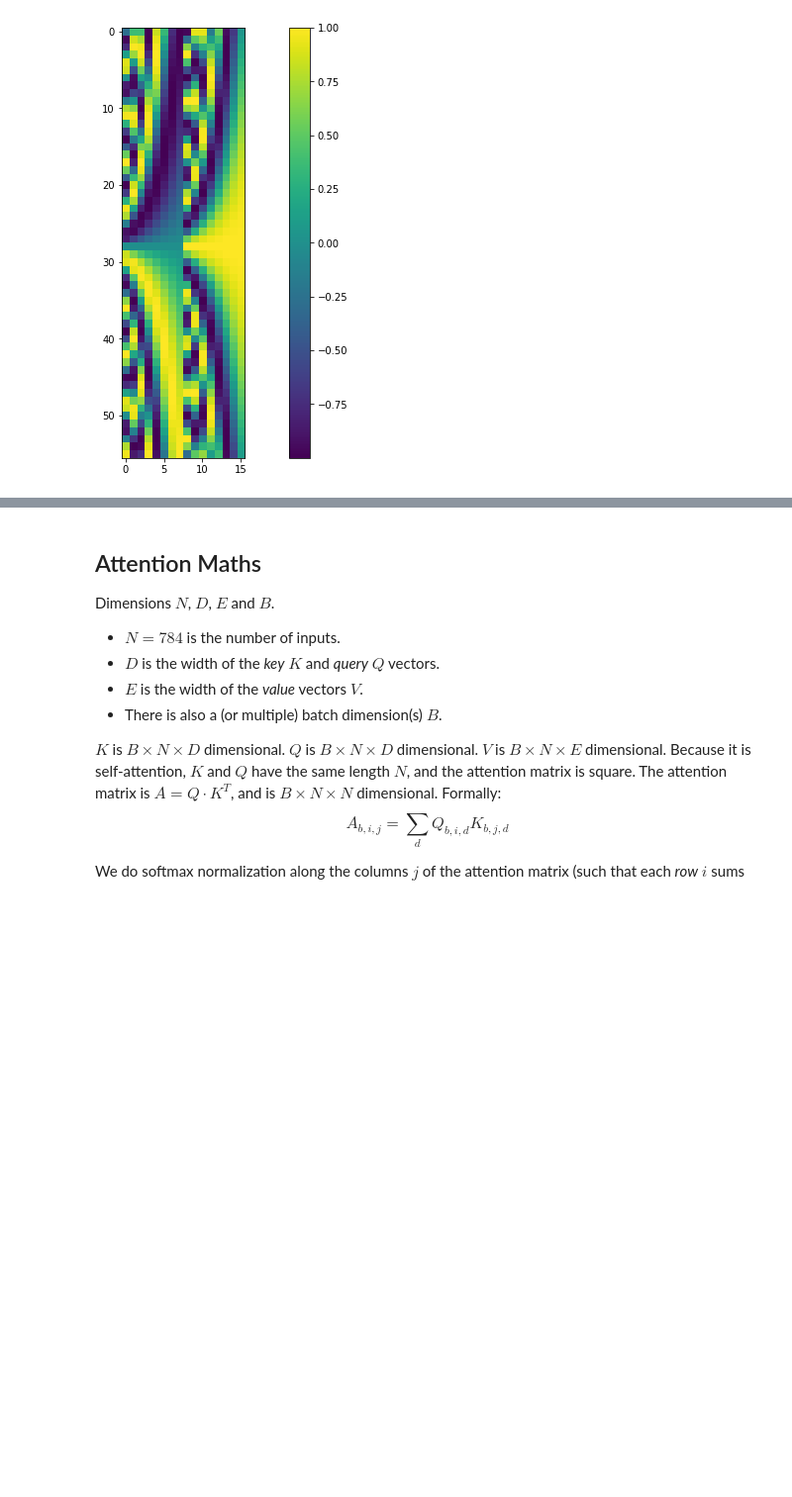
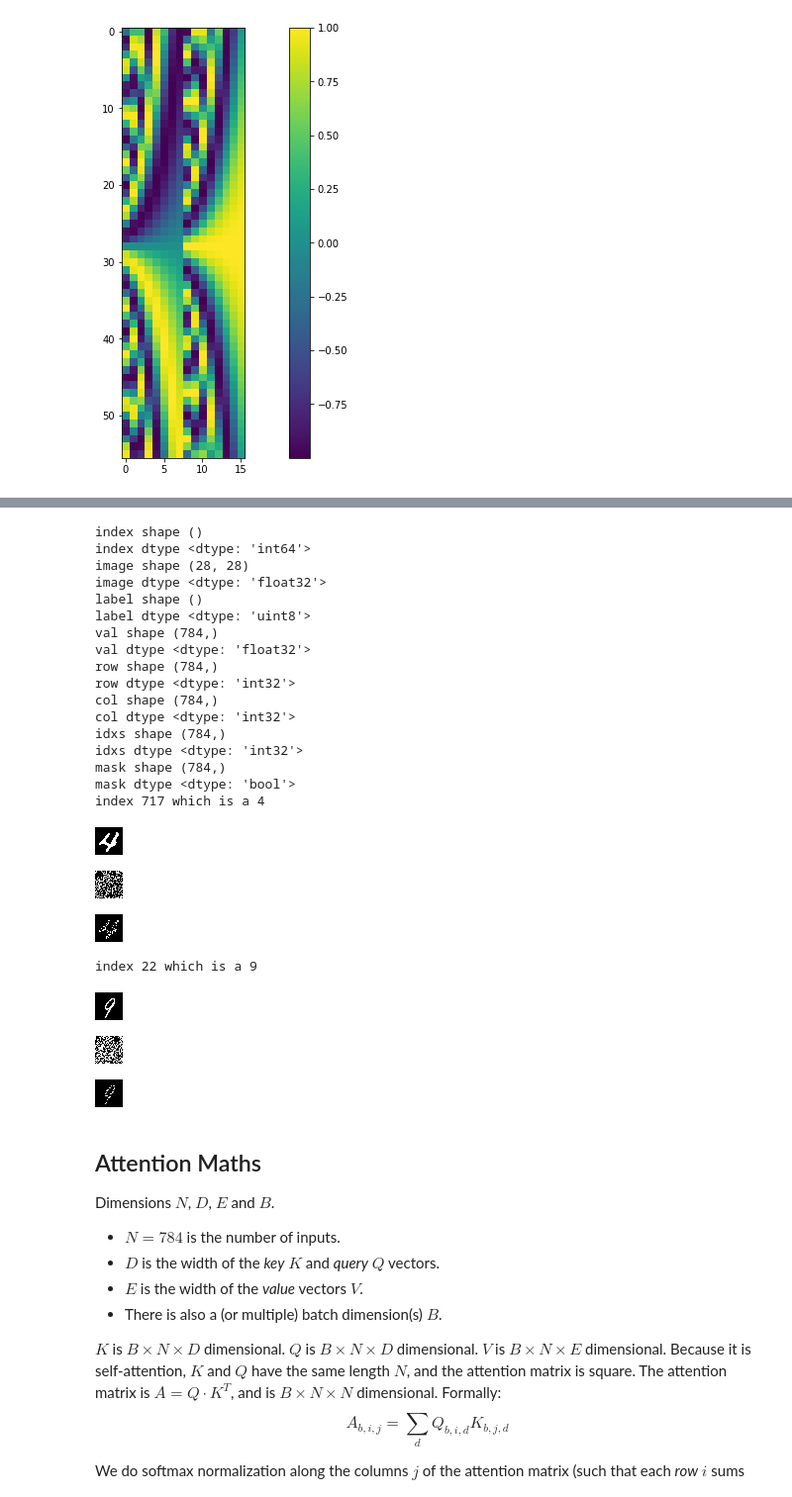
Before and after one commit to maxeonyx/msc, a Jupyter notebook: MNIST_conditional_prediction.ipynb, the cells around one changed output, grey strips where cells are left out. Shown at 99% size. Drawn from its saved outputs; the diff is of its cells as text; code cells hidden in the pictures; blank space fills up the shorter version.

```diff
--- a/MNIST_conditional_prediction.ipynb
+++ b/MNIST_conditional_prediction.ipynb
@@ -48,19 +57,22 @@ import numpy as np
 from PIL import Image, ImageDraw
 from IPython.display import display
 
-def display_uint8_image(image):
+def display_uint8_image(image, size=None):
     if len(image.shape) == 3:
         image = image[:, :, 0]
     if tf.is_tensor(image):
         image = image.numpy()
-    display(Image.fromarray(image, "L"))
+    image = Image.fromarray(image, "L")
+    if size is not None:
+        image = image.resize(size, resample=Image.NEAREST)
+    display(image)
 
-def display_float32_image(image):
+def display_float32_image(image, size=None):
     if len(image.shape) == 3:
         image = image[:, :, 0]
     if tf.is_tensor(image):
         image = image.numpy()
-    display_uint8_image(image.astype(np.uint8))
+    display_uint8_image(image.astype(np.uint8), size)
 # %%
 def idxs_to_onehots(idxs, depth=784):
     onehots = tf.one_hot(idxs, depth, dtype=tf.bool, on_value=False, off_value=True)
@@ -457,4 +469,36 @@ index 677 which is a 3
 ... (20 outputs left out)
+# %%
+old_options = options
+options = {'whole image', '2 color'}
+binary1, binary2 = make_datasets(options)
+
+train_summary(binary1)
+options = old_options
+# %% [output]
+index shape ()
+index dtype <dtype: 'int64'>
+image shape (28, 28)
+image dtype <dtype: 'float32'>
+label shape ()
+label dtype <dtype: 'uint8'>
+val shape (784,)
+val dtype <dtype: 'float32'>
+row shape (784,)
+row dtype <dtype: 'int32'>
+col shape (784,)
+col dtype <dtype: 'int32'>
+idxs shape (784,)
+idxs dtype <dtype: 'int32'>
+mask shape (784,)
+mask dtype <dtype: 'bool'>
+index 717 which is a 4
+[figure, added]
+[figure, added]
+[figure, added]
+index 22 which is a 9
+[figure, added]
+[figure, added]
+[figure, added]
 # %% [markdown]
 ## Attention Maths
 
```
Also changed, not shown: parts of 22 cells of this notebook.
